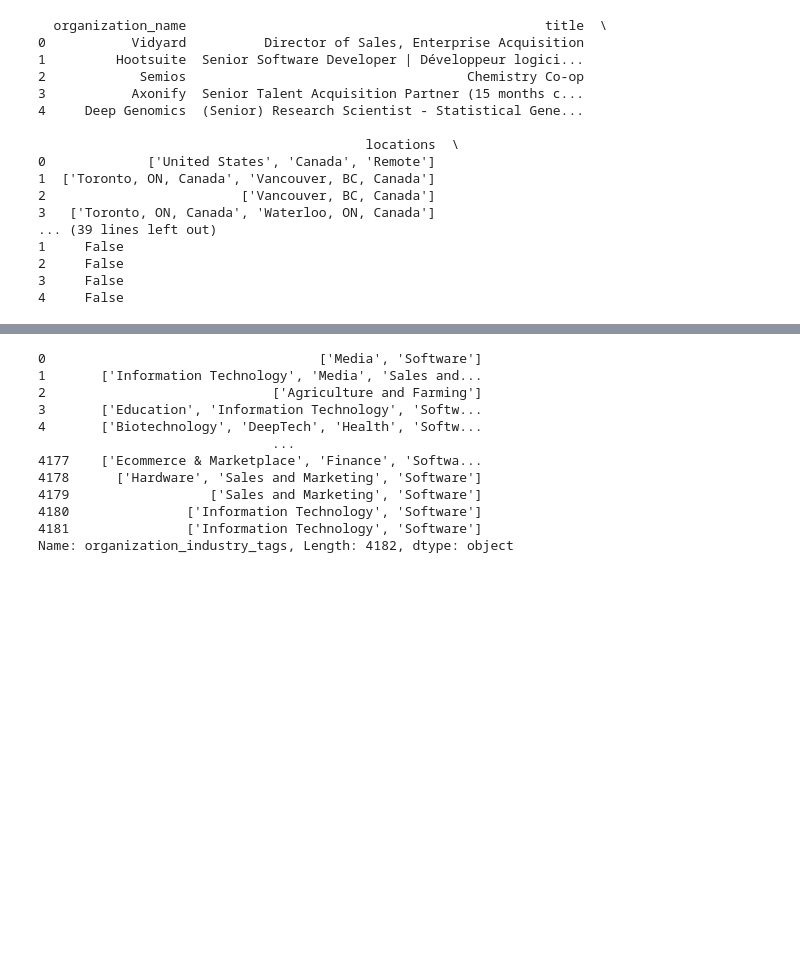
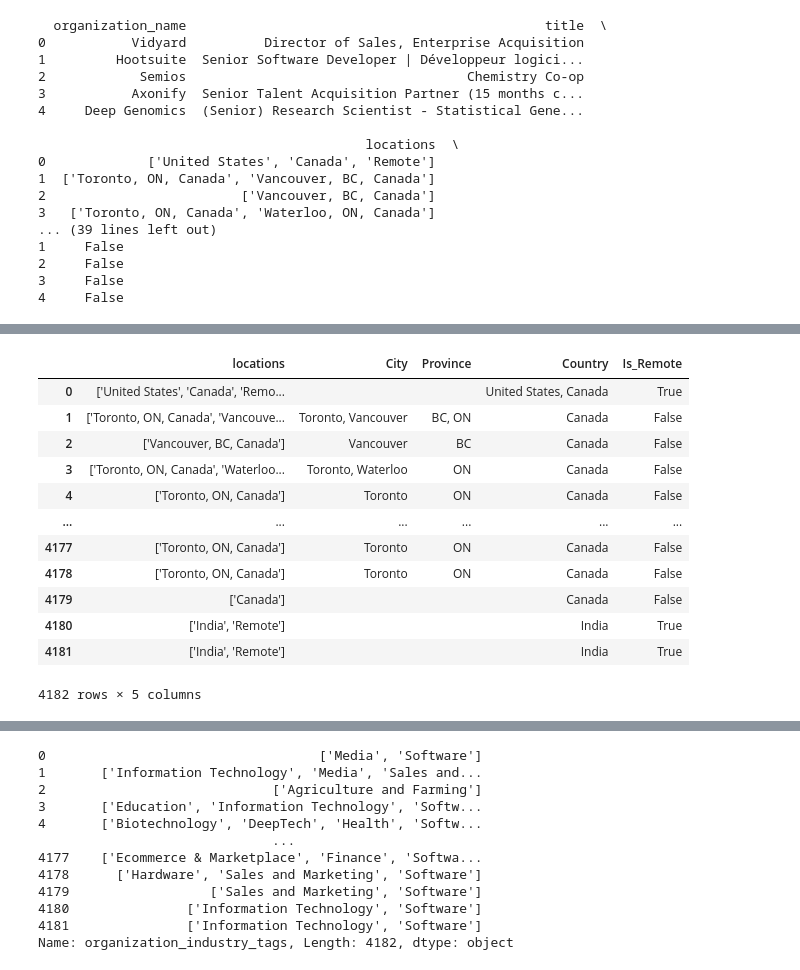
Before and after one commit to grappeefruitt/schulich_data_science, a Jupyter notebook: Project/acp.ipynb, the cells around one changed output, grey strips where cells are left out. Cells and saved outputs as stored; diff of their text form; code cells hidden in the pictures; blank space fills up the shorter version.

```diff
--- a/Project/acp.ipynb
+++ b/Project/acp.ipynb
@@ -116,0 +146,54 @@ df.head()
+# %%
+def parse_location(location_str):
+    cities, provinces, countries = set(), set(), set()
+    is_remote = False
+
+
+    location_entries = location_str.strip("[]").split("', '")
+
+    for entry in location_entries:
+        entry = entry.strip("'\" ")
+        if entry == 'Remote':
+            is_remote = True
+            continue
+
+        parts = entry.split(', ')
+        parts = [part.strip() for part in parts if part]
+
+
+        if len(parts) == 3:
+            city, province, country = parts
+            cities.add(city)
+            provinces.add(province)
+            countries.add(country)
+        elif len(parts) == 2:
+            first_part, second_part = parts
+            if any(char.isdigit() for char in first_part) or len(first_part) == 2:
+                provinces.add(first_part)
+            else:
+                cities.add(first_part)
+            countries.add(second_part)
+        elif len(parts) == 1:
+            countries.add(parts[0])
+
+    return ', '.join(cities), ', '.join(provinces), ', '.join(countries), is_remote
+
+# Apply the parsing function
+df['City'], df['Province'], df['Country'], df['Is_Remote'] = zip(*df['locations'].apply(parse_location))
+
+# View the result
+df[['locations', 'City', 'Province', 'Country', 'Is_Remote']]
+# %% [output]
+|  | locations | City | Province | Country | Is_Remote |
+| 0 | ['United States', 'Canada', 'Remo... |  |  | United States, Canada | True |
+| 1 | ['Toronto, ON, Canada', 'Vancouve... | Toronto, Vancouver | BC, ON | Canada | False |
+| 2 | ['Vancouver, BC, Canada'] | Vancouver | BC | Canada | False |
+| 3 | ['Toronto, ON, Canada', 'Waterloo... | Toronto, Waterloo | ON | Canada | False |
+| 4 | ['Toronto, ON, Canada'] | Toronto | ON | Canada | False |
+| ... | ... | ... | ... | ... | ... |
+| 4177 | ['Toronto, ON, Canada'] | Toronto | ON | Canada | False |
+| 4178 | ['Toronto, ON, Canada'] | Toronto | ON | Canada | False |
+| 4179 | ['Canada'] |  |  | Canada | False |
+| 4180 | ['India', 'Remote'] |  |  | India | True |
+| 4181 | ['India', 'Remote'] |  |  | India | True |
+4182 rows × 5 columns
```
Also changed, not shown: parts of 18 cells of this notebook, 1 other file.
